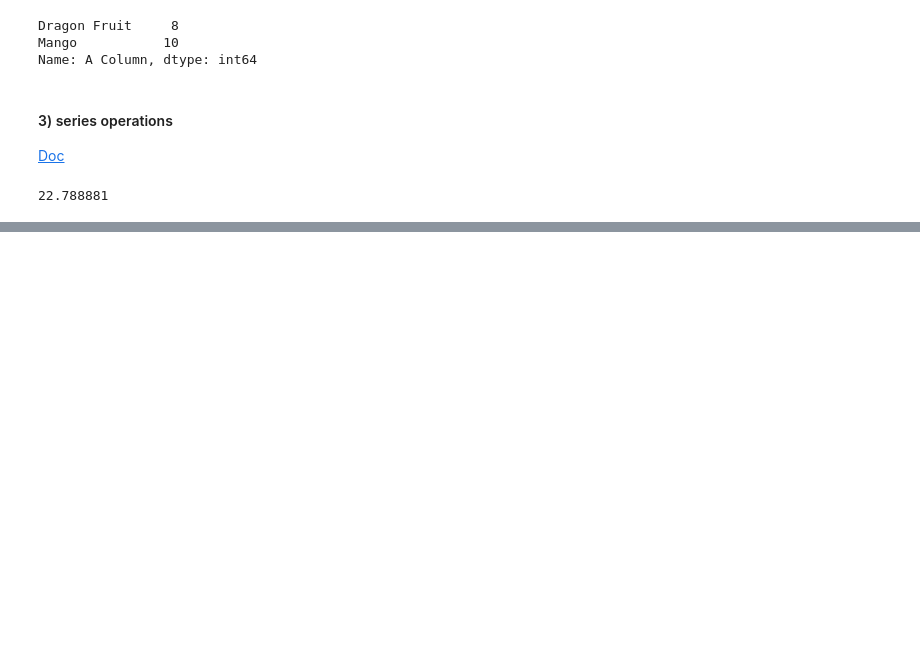
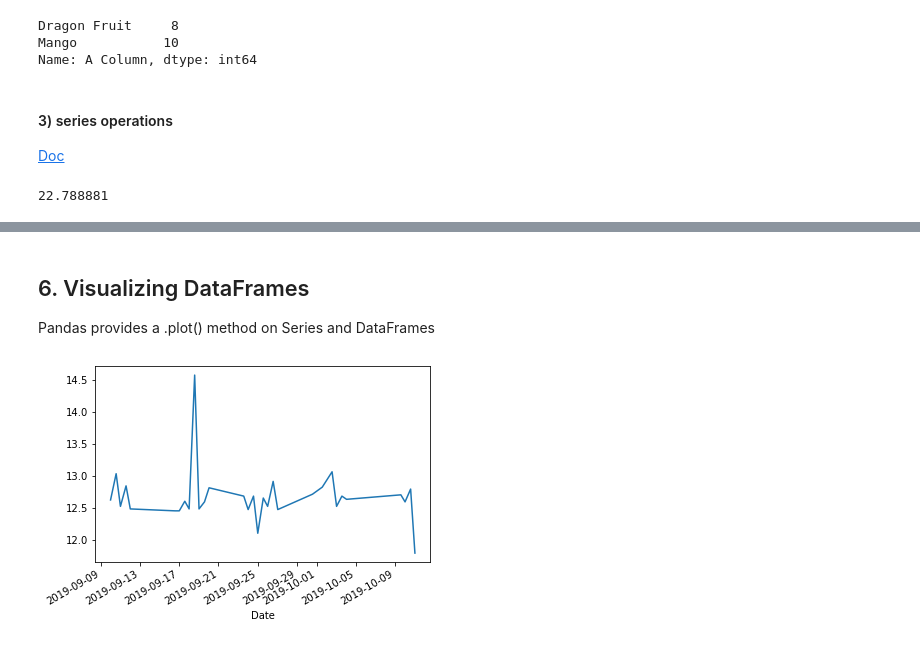
Before and after one commit to chuangw6/MDS_Courses, a Jupyter notebook: Block1/DSCI511_Python/numpy_pandas/pandas_review.ipynb, the cells around one changed output, grey strips where cells are left out. Saved outputs shown, nothing was run; the diff lists cells and outputs as text; code cells hidden in the pictures; blank space fills up the shorter version.

```diff
--- a/Block1/DSCI511_Python/numpy_pandas/pandas_review.ipynb
+++ b/Block1/DSCI511_Python/numpy_pandas/pandas_review.ipynb
@@ -769,0 +1102,10 @@ s1.add(3.141).pow(2).mean() #piping
+# %% [markdown]
+## 6. Visualizing DataFrames
+Pandas provides a .plot() method on Series and DataFrames
+# %%
+# Simple Plots
+cy_plot = pd.read_csv('data/cycling_data.csv', index_col=0, parse_dates=True).dropna()
+
+cy_plot['Distance'].plot.line();
+# %% [output]
+[figure, added]
```
Also changed, not shown: parts of 31 cells of this notebook, 1 other file.
